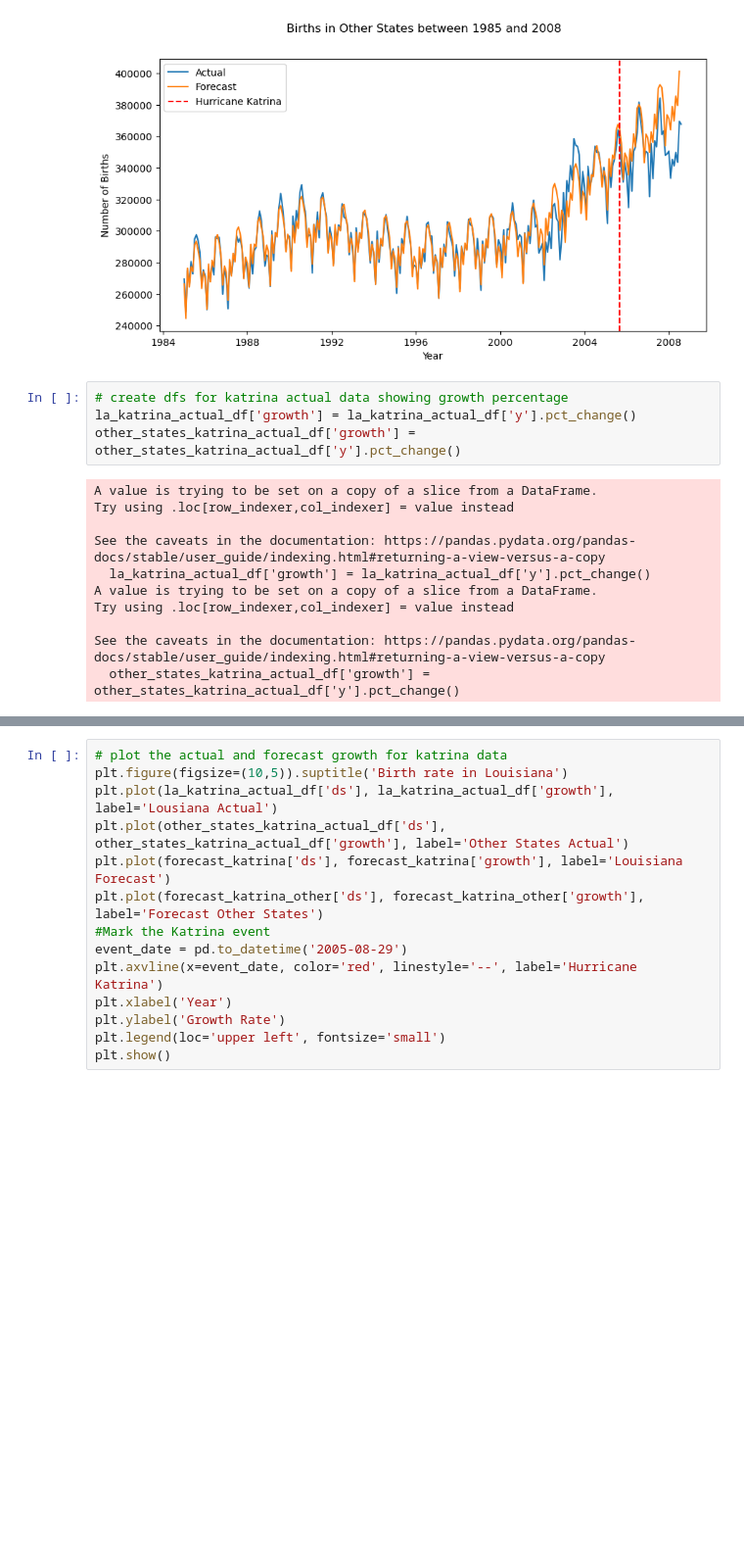
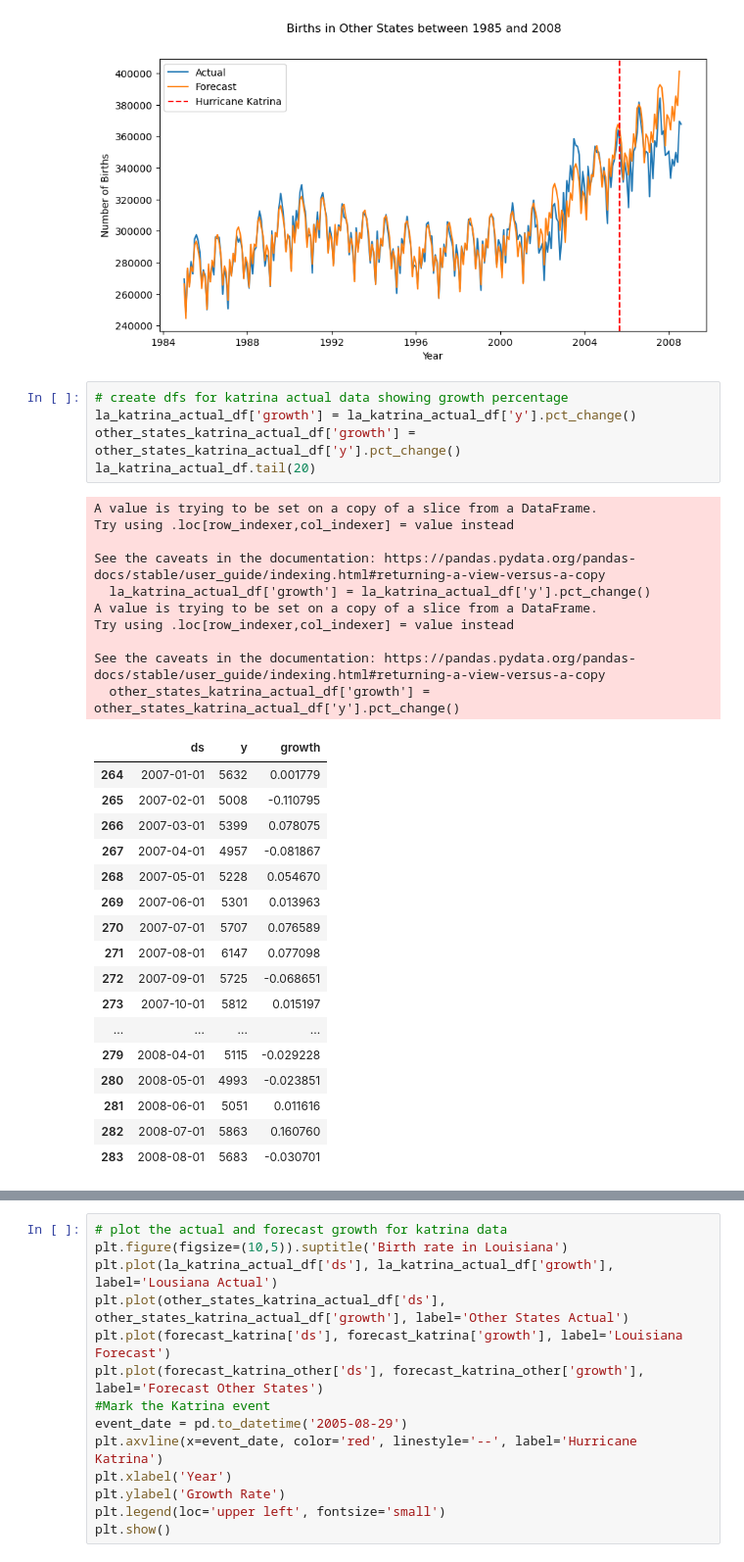
Before and after one commit to Aquamarine278/AI-Bootcamp-Project-1, a Jupyter notebook: birthdata_analysis.ipynb, the cells around one changed output, grey strips where cells are left out. Shown at 98% size. Drawn from its saved outputs; the diff is of its cells as text; blank space fills up the shorter version.

```diff
--- a/birthdata_analysis.ipynb
+++ b/birthdata_analysis.ipynb
@@ -981,18 +981,36 @@ plt.show()
 # %%
 # create dfs for katrina actual data showing growth percentage
 la_katrina_actual_df['growth'] = la_katrina_actual_df['y'].pct_change()
 other_states_katrina_actual_df['growth'] = other_states_katrina_actual_df['y'].pct_change()
+la_katrina_actual_df.tail(20)
 # %% [output]
 A value is trying to be set on a copy of a slice from a DataFrame.
 Try using .loc[row_indexer,col_indexer] = value instead
 
 See the caveats in the documentation: https://pandas.pydata.org/pandas-docs/stable/user_guide/indexing.html#returning-a-view-versus-a-copy
   la_katrina_actual_df['growth'] = la_katrina_actual_df['y'].pct_change()
 A value is trying to be set on a copy of a slice from a DataFrame.
 Try using .loc[row_indexer,col_indexer] = value instead
 
 See the caveats in the documentation: https://pandas.pydata.org/pandas-docs/stable/user_guide/indexing.html#returning-a-view-versus-a-copy
   other_states_katrina_actual_df['growth'] = other_states_katrina_actual_df['y'].pct_change()
+|  | ds | y | growth |
+| 264 | 2007-01-01 | 5632 | 0.001779 |
+| 265 | 2007-02-01 | 5008 | -0.110795 |
+| 266 | 2007-03-01 | 5399 | 0.078075 |
+| 267 | 2007-04-01 | 4957 | -0.081867 |
+| 268 | 2007-05-01 | 5228 | 0.054670 |
+| 269 | 2007-06-01 | 5301 | 0.013963 |
+| 270 | 2007-07-01 | 5707 | 0.076589 |
+| 271 | 2007-08-01 | 6147 | 0.077098 |
+| 272 | 2007-09-01 | 5725 | -0.068651 |
+| 273 | 2007-10-01 | 5812 | 0.015197 |
+| ... | ... | ... | ... |
+| 279 | 2008-04-01 | 5115 | -0.029228 |
+| 280 | 2008-05-01 | 4993 | -0.023851 |
+| 281 | 2008-06-01 | 5051 | 0.011616 |
+| 282 | 2008-07-01 | 5863 | 0.160760 |
+| 283 | 2008-08-01 | 5683 | -0.030701 |
 # %%
 # create dfs for katrina forecast data showing growth percentage
 forecast_katrina['growth'] = forecast_katrina['yhat'].pct_change()
```
Also changed, not shown: parts of 1 cell of this notebook.
